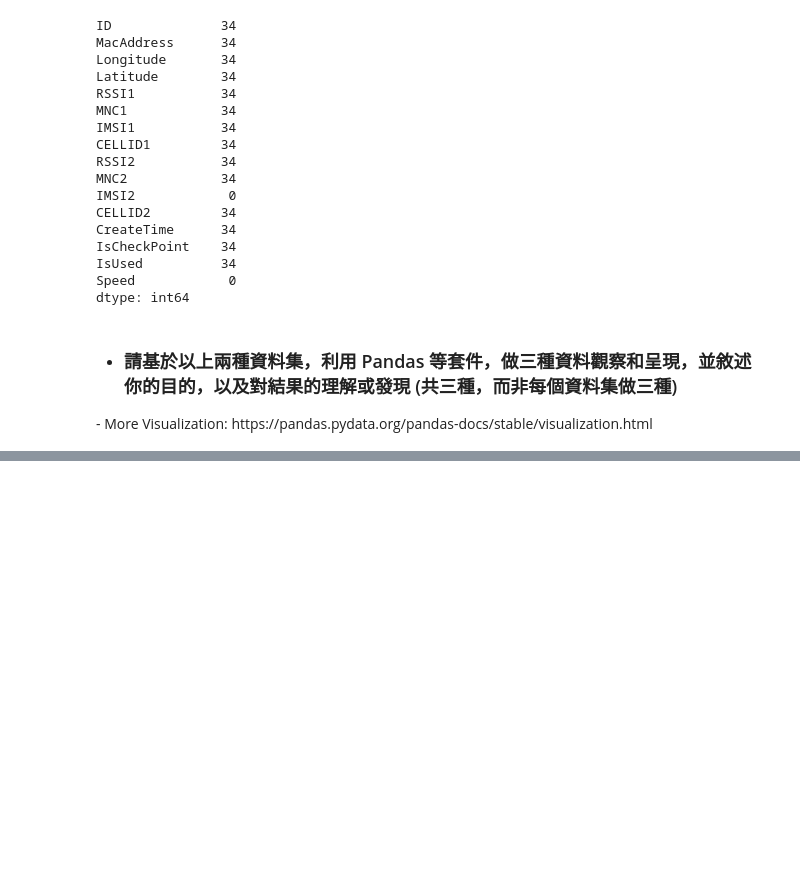
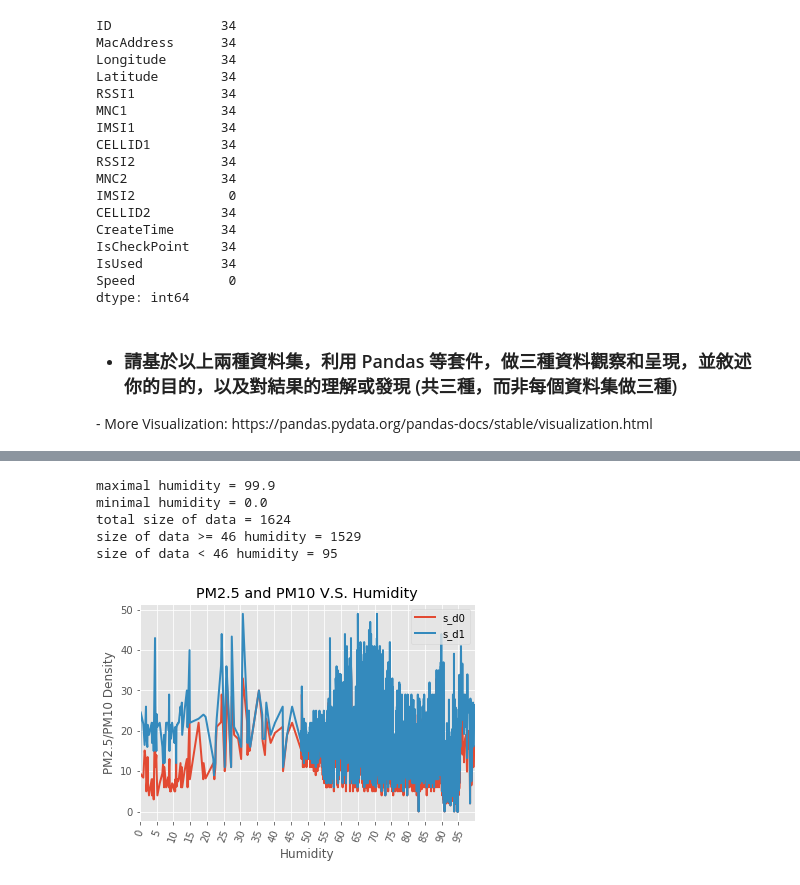
Before and after one commit to Coslate/DataMining_Lab1, a Jupyter notebook: DM106-2 Lab 1-2.ipynb, the cells around one changed output, grey strips where cells are left out. Drawn from its saved outputs; the diff is of its cells as text; code cells hidden in the pictures; blank space fills up the shorter version.

```diff
--- a/DM106-2 Lab 1-2.ipynb
+++ b/DM106-2 Lab 1-2.ipynb
@@ -523,0 +596,34 @@ gps_lon    gps_lat
+# %%
+import pandas as pd
+import numpy as np
+from mpl_toolkits.mplot3d import Axes3D
+import matplotlib.pyplot as plt
+
+%matplotlib inline
+
+pm25_data = pd.read_csv('data/PM2.5/PM2.5_20160911_small.csv')
+pm25_humidity_data_group = pm25_data.groupby('s_h0')[['s_d0', 's_d1']]
+pm25_humidity_data = pm25_humidity_data_group.mean()
+group_keys = pm25_humidity_data_group.groups.keys()
+larger_25_data = [x for x in group_keys if(x>=46)]
+smaller_25_data = [x for x in group_keys if(x<46)]
+
+max_hum = max(pm25_data['s_h0'])
+min_hum = min(pm25_data['s_h0'])
+hum_range = int(max_hum - min_hum)
+print("maximal humidity = {x}".format(x = max_hum))
+print("minimal humidity = {x}".format(x = min_hum))
+print("total size of data = {x}".format(x = len(group_keys)))
+print("size of data >= 46 humidity = {x}".format(x = len(larger_25_data)))
+print("size of data < 46 humidity = {x}".format(x = len(smaller_25_data)))
+
+ax = pm25_humidity_data.plot(title = 'PM2.5 and PM10 V.S. Humidity', rot = 70, xticks = range(int(min_hum), int(max_hum)+1, 5))
+ax.set(xlabel = 'Humidity', ylabel = 'PM2.5/PM10 Density')
+plt.show()
+# %% [output]
+maximal humidity = 99.9
+minimal humidity = 0.0
+total size of data = 1624
+size of data >= 46 humidity = 1529
+size of data < 46 humidity = 95
+[figure, added]
```
Also changed, not shown: parts of 11 cells of this notebook.
